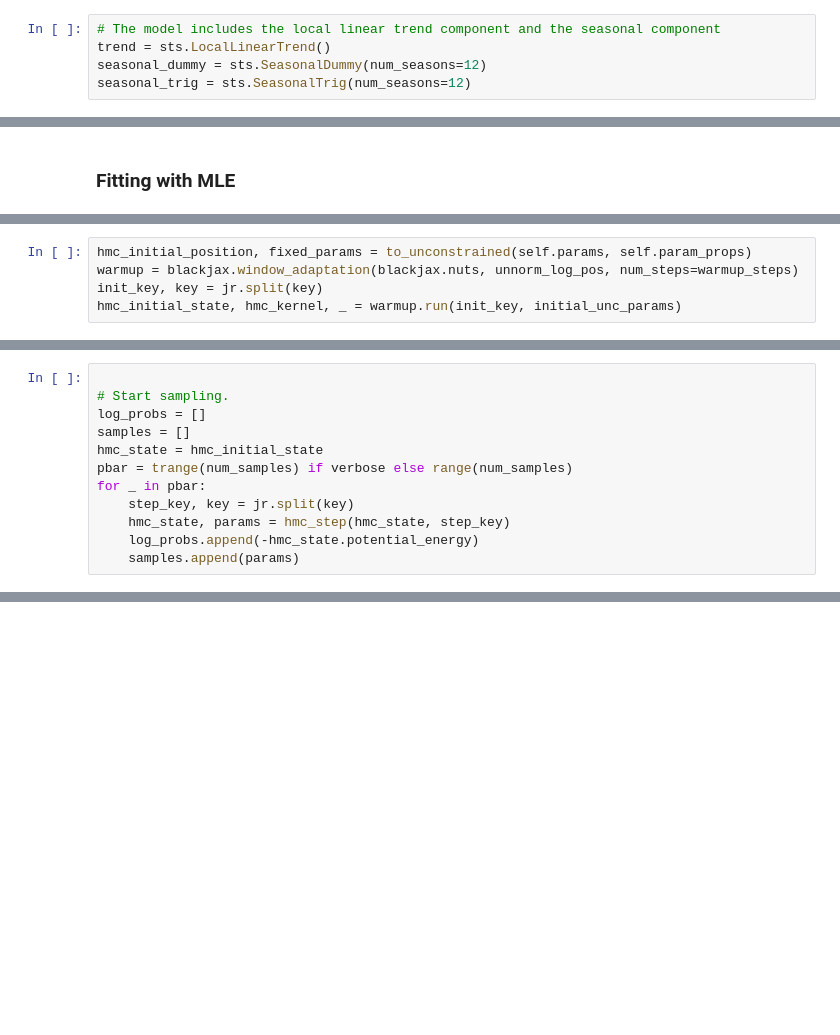
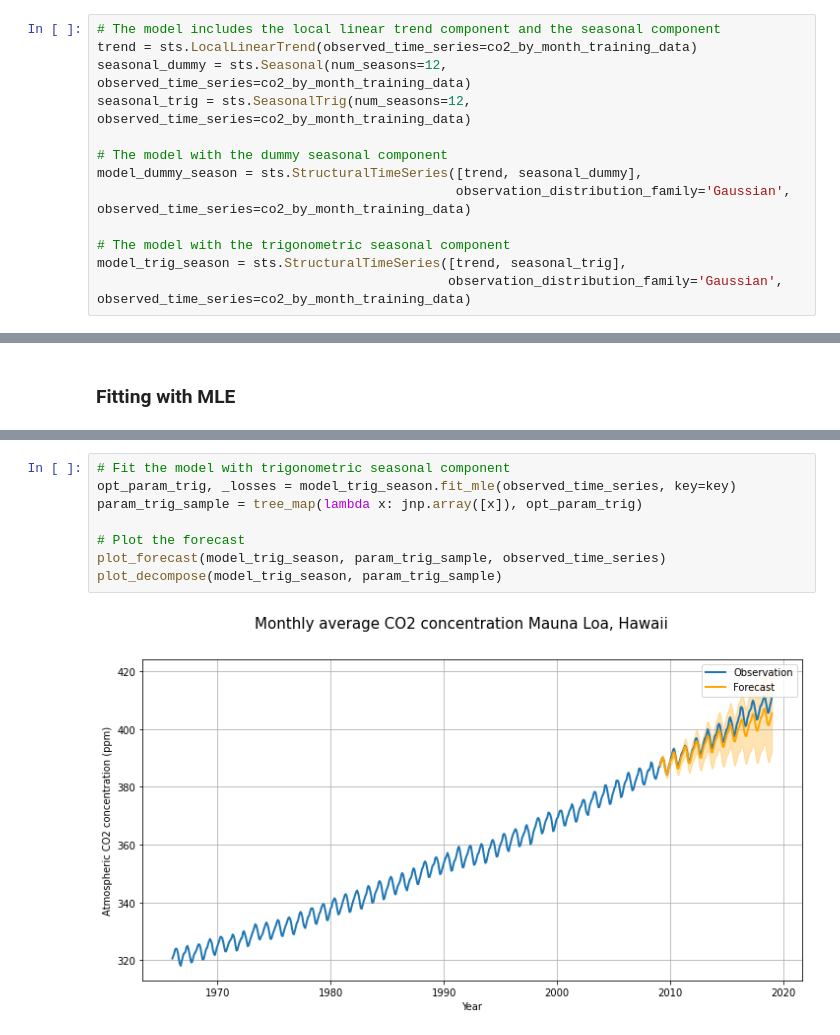
Before and after one commit to xinglong-li/dynamax, a Jupyter notebook: dynamax/structural_time_series/models/sts_co2_demo.ipynb, the cells around one changed output, grey strips where cells are left out. Saved outputs shown, nothing was run; the diff lists cells and outputs as text; blank space fills up the shorter version.

```diff
--- a/dynamax/structural_time_series/models/sts_co2_demo.ipynb
+++ b/dynamax/structural_time_series/models/sts_co2_demo.ipynb
@@ -90,6 +97,14 @@ def plot_decompose(model, parameter_samples):
 ### Build STS models
 # %%
 # The model includes the local linear trend component and the seasonal component
-trend = sts.LocalLinearTrend()
-seasonal_dummy = sts.SeasonalDummy(num_seasons=12)
-seasonal_trig = sts.SeasonalTrig(num_seasons=12)
+trend = sts.LocalLinearTrend(observed_time_series=co2_by_month_training_data)
+seasonal_dummy = sts.Seasonal(num_seasons=12, observed_time_series=co2_by_month_training_data)
+seasonal_trig = sts.SeasonalTrig(num_seasons=12, observed_time_series=co2_by_month_training_data)
+
+# The model with the dummy seasonal component
+model_dummy_season = sts.StructuralTimeSeries([trend, seasonal_dummy],
+                                              observation_distribution_family='Gaussian', observed_time_series=co2_by_month_training_data)
+
+# The model with the trigonometric seasonal component
+model_trig_season = sts.StructuralTimeSeries([trend, seasonal_trig],
+                                             observation_distribution_family='Gaussian', observed_time_series=co2_by_month_training_data)
@@ -195,5 +130,0 @@ def unnorm_log_pos(_unc_params):
-# %%
-hmc_initial_position, fixed_params = to_unconstrained(self.params, self.param_props)
-warmup = blackjax.window_adaptation(blackjax.nuts, unnorm_log_pos, num_steps=warmup_steps)
-init_key, key = jr.split(key)
-hmc_initial_state, hmc_kernel, _ = warmup.run(init_key, initial_unc_params)
@@ -215,12 +130,0 @@ verbose = False
-# %%
-
-# Start sampling.
-log_probs = []
-samples = []
-hmc_state = hmc_initial_state
-pbar = trange(num_samples) if verbose else range(num_samples)
-for _ in pbar:
-    step_key, key = jr.split(key)
-    hmc_state, params = hmc_step(hmc_state, step_key)
-    log_probs.append(-hmc_state.potential_energy)
-    samples.append(params)
@@ -226,0 +136,10 @@ for _ in pbar:
+# %%
+# Fit the model with trigonometric seasonal component
+opt_param_trig, _losses = model_trig_season.fit_mle(observed_time_series, key=key)
+param_trig_sample = tree_map(lambda x: jnp.array([x]), opt_param_trig)
+
+# Plot the forecast
+plot_forecast(model_trig_season, param_trig_sample, observed_time_series)
+plot_decompose(model_trig_season, param_trig_sample)
+# %% [output]
+[figure, added]
```
Also changed, not shown: parts of 22 cells of this notebook.
